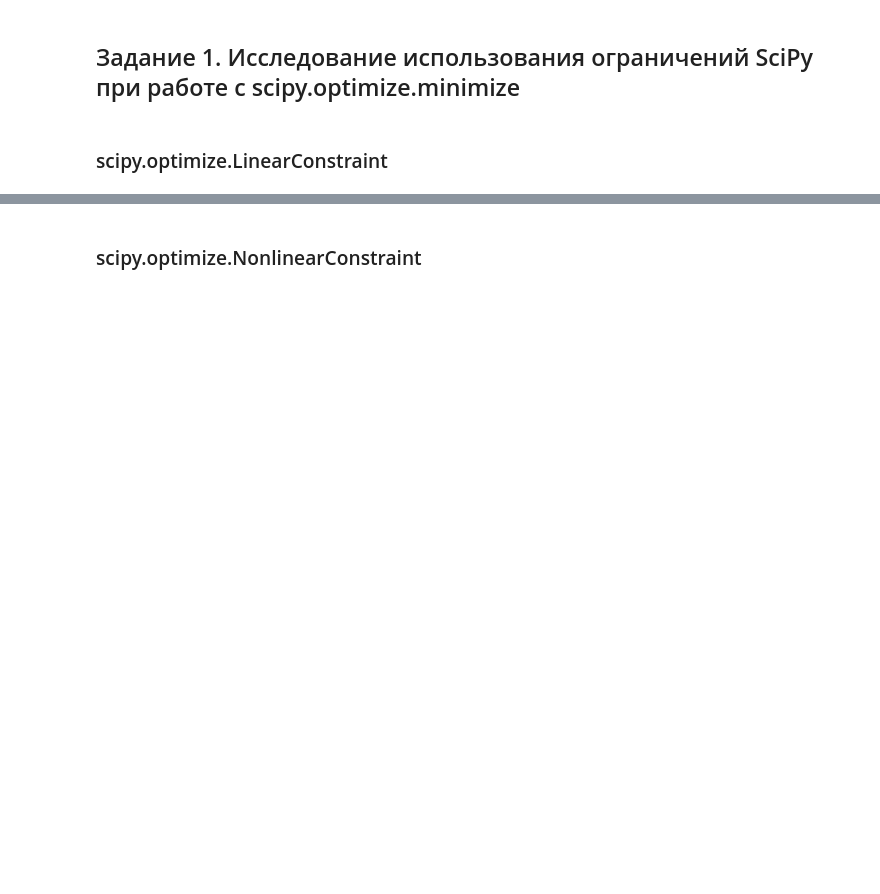
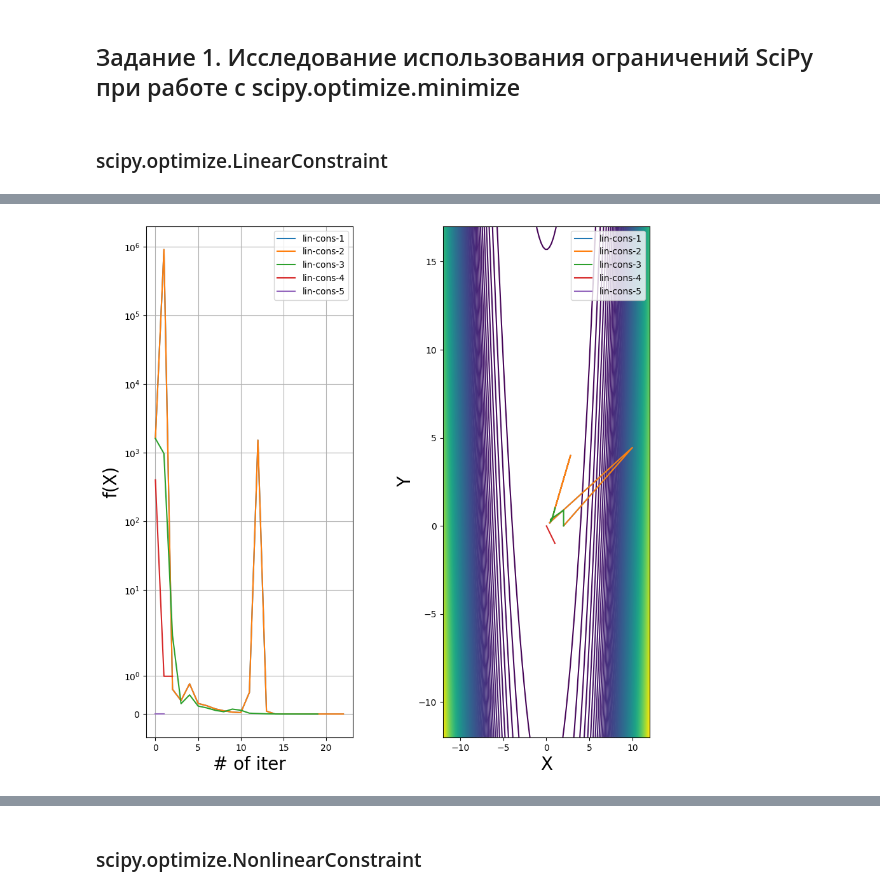
Before and after one commit to imorda/meth_lab4, a Jupyter notebook: paper.ipynb, the cells around one changed output, grey strips where cells are left out. Drawn from its saved outputs; the diff is of its cells as text; code cells hidden in the pictures; blank space fills up the shorter version.

```diff
--- a/paper.ipynb
+++ b/paper.ipynb
@@ -903,0 +841,64 @@ visualization.visualize_multiple_descent_2args_wh_time(
+# %%
+import numpy as np
+from scipy.optimize import LinearConstraint
+from funcs import f_rosenbrock
+import descent
+import visualization
+
+reload(descent)
+
+
+lin_cons2 = LinearConstraint([[1, 0], [0, 1,]], [-100, -100], [100, 100])
+lin_cons3 = LinearConstraint([[1, 0], [0, 1,]], [-10, -10], [2, 2])
+lin_cons4 = LinearConstraint([[1, 1], [0, 0,]], [-10, -10], [0, 0])
+lin_cons5 = LinearConstraint([[100, -100], [0, 0,]], [-100, -100], [0, 0])
+
+x0 = np.array([0.0, 0.0])
+
+
+visualization.visualize_multiple_descent_2args_wh_time(
+    {
+        "lin-cons-1": lambda: descent.scipy_descent(
+            f_rosenbrock,
+            x0.copy(),
+            #constraints=lin_cons1,
+            method="SLSQP",
+            tol=1e-6,
+            jac="2-point",
+        ),
+        "lin-cons-2": lambda: descent.scipy_descent(
+            f_rosenbrock,
+            x0.copy(),
+            constraints=lin_cons2,
+            method="SLSQP",
+            tol=1e-6,
+            jac="2-point",
+        ),
+        "lin-cons-3": lambda: descent.scipy_descent(
+            f_rosenbrock,
+            x0.copy(),
+            constraints=lin_cons3,
+            method="SLSQP",
+            tol=1e-6,
+            jac="2-point",
+        ),
+        "lin-cons-4": lambda: descent.scipy_descent(
+            f_rosenbrock,
+            x0.copy(),
+            constraints=lin_cons4,
+            method="SLSQP",
+            tol=1e-6,
+            jac="2-point",
+        ),
+        "lin-cons-5": lambda: descent.scipy_descent(
+            f_rosenbrock,
+            x0.copy(),
+            constraints=lin_cons5,
+            method="SLSQP",
+            tol=1e-6,
+            jac="2-point",
+        )
+    },
+    f_rosenbrock,
+)
+# %% [output]
@@ -903,0 +911 @@ visualization.visualize_multiple_descent_2args_wh_time(
+[figure, added]
```
Also changed, not shown: parts of 21 cells of this notebook.
